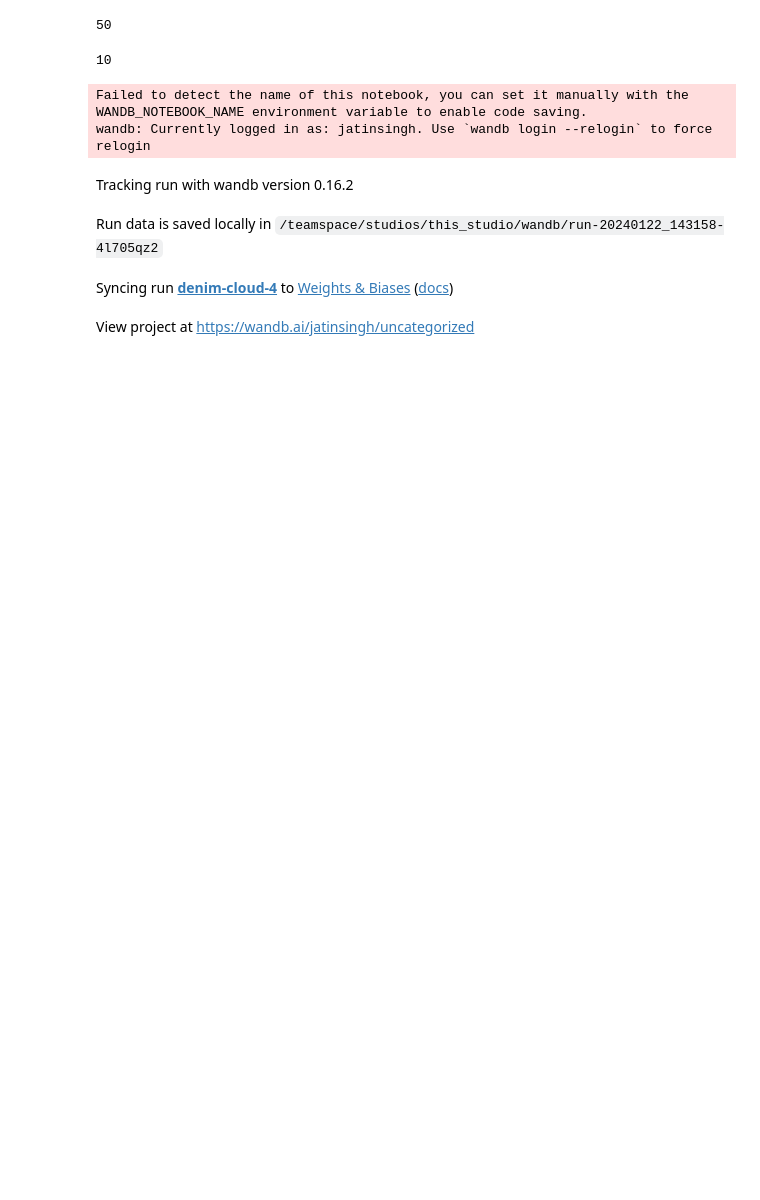
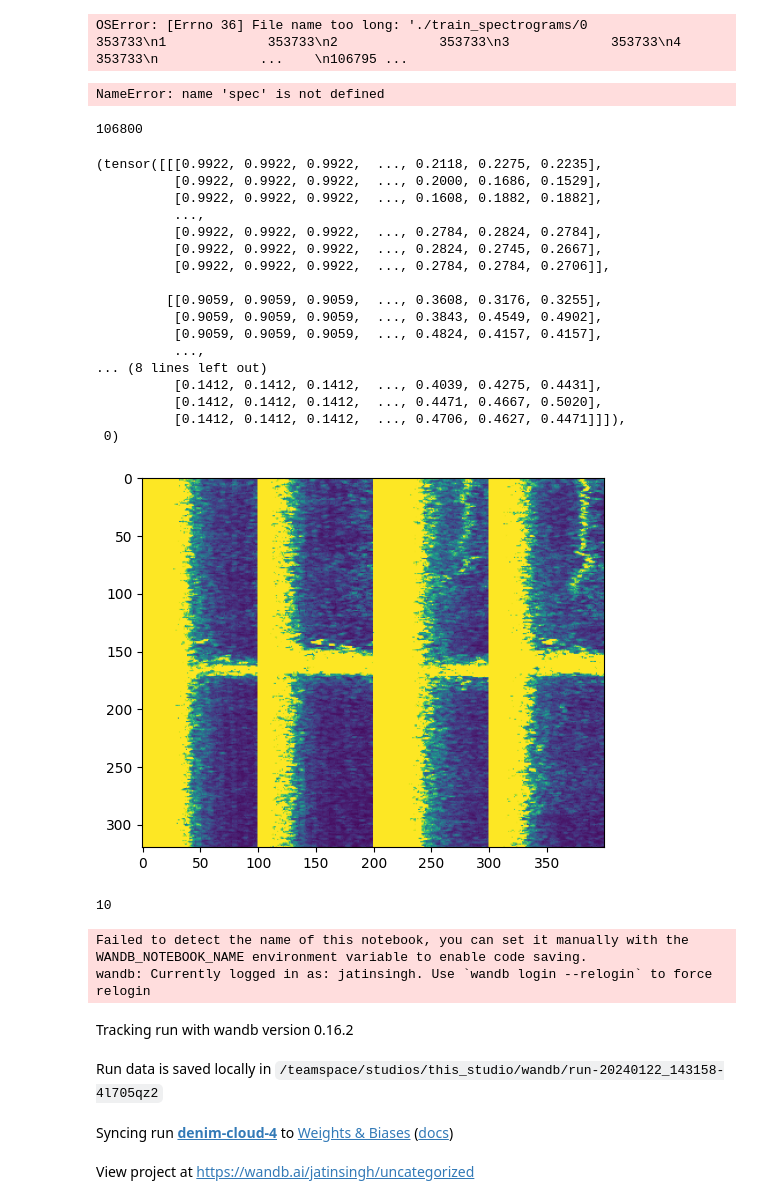
Before and after one commit to JatinSingh28/Harmful-brain-activity-pytorch, a Jupyter notebook: train.ipynb, the cells around one changed output. Saved outputs shown, nothing was run; the diff lists cells and outputs as text; code cells hidden in the pictures; blank space fills up the shorter version.

Commit message:
improved spectrogram visualization

```diff
--- a/train.ipynb
+++ b/train.ipynb
@@ -35,3 +47,42 @@ cmap = cm.get_cmap("viridis")
+# %%
+def paired_spectrogram(spec_id, offset):
+    consolidated_spec = pd.read_parquet(f"./train_spectrograms/{spec_id}.parquet")
+    start = offset
+    end = offset + 600
+    return consolidated_spec[(consolidated_spec["time"] <= end) & (consolidated_spec["time"] >= start)]
+# %%
+spec = paired_spectrogram(df["spectrogram_id"], df["spectrogram_label_offset_seconds"])
+spec
+# %% [output]
+OSError: [Errno 36] File name too long: './train_spectrograms/0             353733\n1             353733\n2             353733\n3             353733\n4             353733\n             ...    \n106795 ...
+# %%
+def plot_spec(df):
+    fig, axs = plt.subplots(4, 1, figsize=(15, 10), sharey=True)
+
+    prefixes = ['LL', 'RL', 'LP', 'RP']
+
+    for ax, prefix in zip(axs, prefixes):
+        cols = df.filter(regex=f"^{prefix}_").columns
+        ax.imshow(spec[cols].T, origin="lower", norm="log", cmap="plasma", interpolation="none")
+        ax.set_title(prefix)
+        ax.set_yticks(np.arange(0, 101, 25.))
+        ax.set_yticklabels([0, 5, 10, 15, 20])
+        ax.set_ylabel("Freq")
+        ax.set_xticks(np.arange(0, 301, 75.))
+        ax.set_xticklabels(range(spec.iloc[0, 0], spec.iloc[-1, 0], (spec.iloc[-1, 0]-spec.iloc[0, 0])//4))
+        ax.set_xlabel("Seconds")
+
+    plt.tight_layout()
+
+    canvas = FigureCanvasAgg(fig)
+    canvas.draw()
+    pil_image = Image.frombytes('RGB', canvas.get_width_height(), canvas.tostring_rgb())
+
+    return pil_image
+
+plot_spec(spec)
+# %% [output]
+NameError: name 'spec' is not defined
 # %%
 class spectrogramDataset(Dataset):
     def __init__(self,csv_file,path="../this_studio/train_spectrograms/",transform=None):
@@ -47,10 +98,10 @@ class spectrogramDataset(Dataset):
         label = df.iloc[idx,:]['expert_consensus']
 
         spectrogram_path = os.path.join(self.path,str(spec_id)+".parquet")
-        # print(spectrogram_path)
         spectrogram = pd.read_parquet(spectrogram_path).drop('time',axis=1).values
-        # print(spectrogram)
-        spectrogram = Image.fromarray((cmap(spectrogram) * 255).astype(np.uint8))
+        spectrogram = plot_spec(spectrogram)
+        # spectrogram = Image.fromarray((cmap(spectrogram) * 255).astype(np.uint8))
+        plt.imshow(spectrogram)
 
         if self.transform:
             spectrogram = self.transform(spectrogram)[:3, :, :]
@@ -69,4 +120,4 @@ dataset = spectrogramDataset("../this_studio/train.csv",transform=transform)
 # %%
 dataset.__len__()
 # %% [output]
-50
+106800
@@ -75,3 +124,24 @@ dataset.__len__()
+# %%
+dataset.__getitem__(3)
+# %% [output]
+(tensor([[[0.9922, 0.9922, 0.9922,  ..., 0.2118, 0.2275, 0.2235],
+          [0.9922, 0.9922, 0.9922,  ..., 0.2000, 0.1686, 0.1529],
+          [0.9922, 0.9922, 0.9922,  ..., 0.1608, 0.1882, 0.1882],
+          ...,
+          [0.9922, 0.9922, 0.9922,  ..., 0.2784, 0.2824, 0.2784],
+          [0.9922, 0.9922, 0.9922,  ..., 0.2824, 0.2745, 0.2667],
+          [0.9922, 0.9922, 0.9922,  ..., 0.2784, 0.2784, 0.2706]],
+
+         [[0.9059, 0.9059, 0.9059,  ..., 0.3608, 0.3176, 0.3255],
+          [0.9059, 0.9059, 0.9059,  ..., 0.3843, 0.4549, 0.4902],
+          [0.9059, 0.9059, 0.9059,  ..., 0.4824, 0.4157, 0.4157],
+          ...,
+... (8 lines left out)
+          [0.1412, 0.1412, 0.1412,  ..., 0.4039, 0.4275, 0.4431],
+          [0.1412, 0.1412, 0.1412,  ..., 0.4471, 0.4667, 0.5020],
+          [0.1412, 0.1412, 0.1412,  ..., 0.4706, 0.4627, 0.4471]]]),
+ 0)
+[figure, added]
 # %%
 train_len = int(.8*len(dataset))
 val_len = len(dataset)-train_len
```
Also changed, not shown: parts of 4 cells of this notebook, 1 other file.
